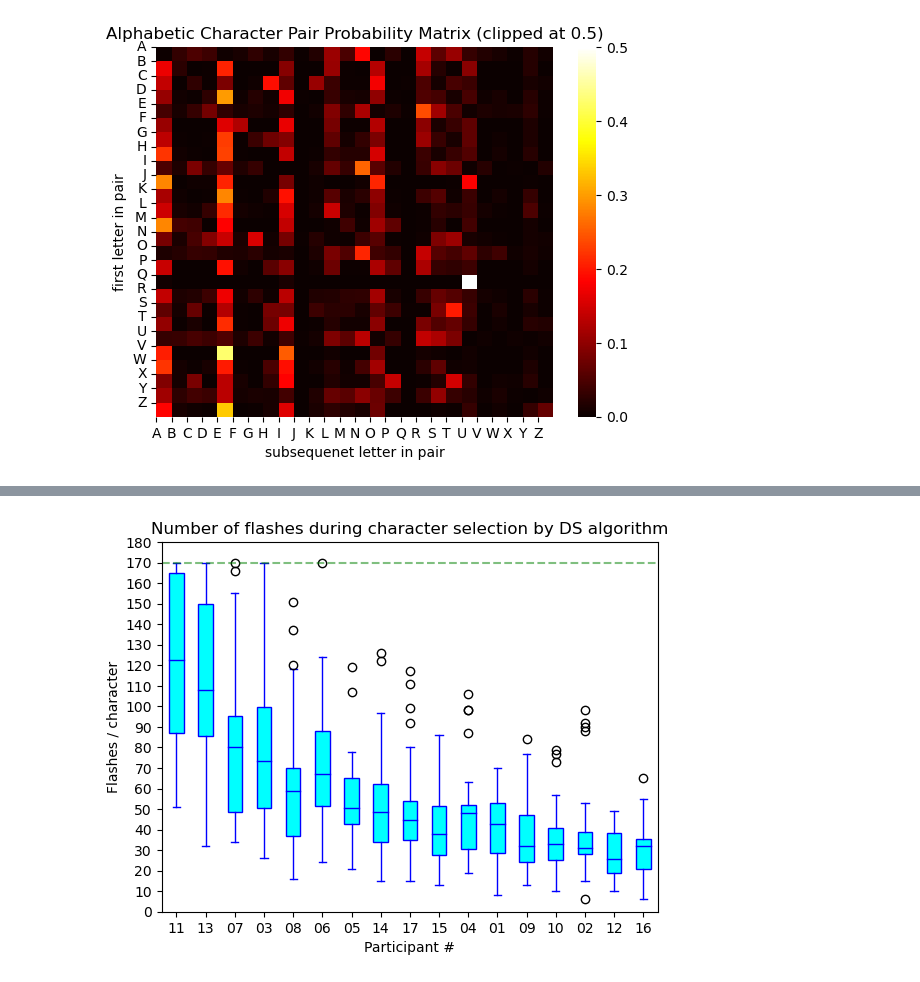
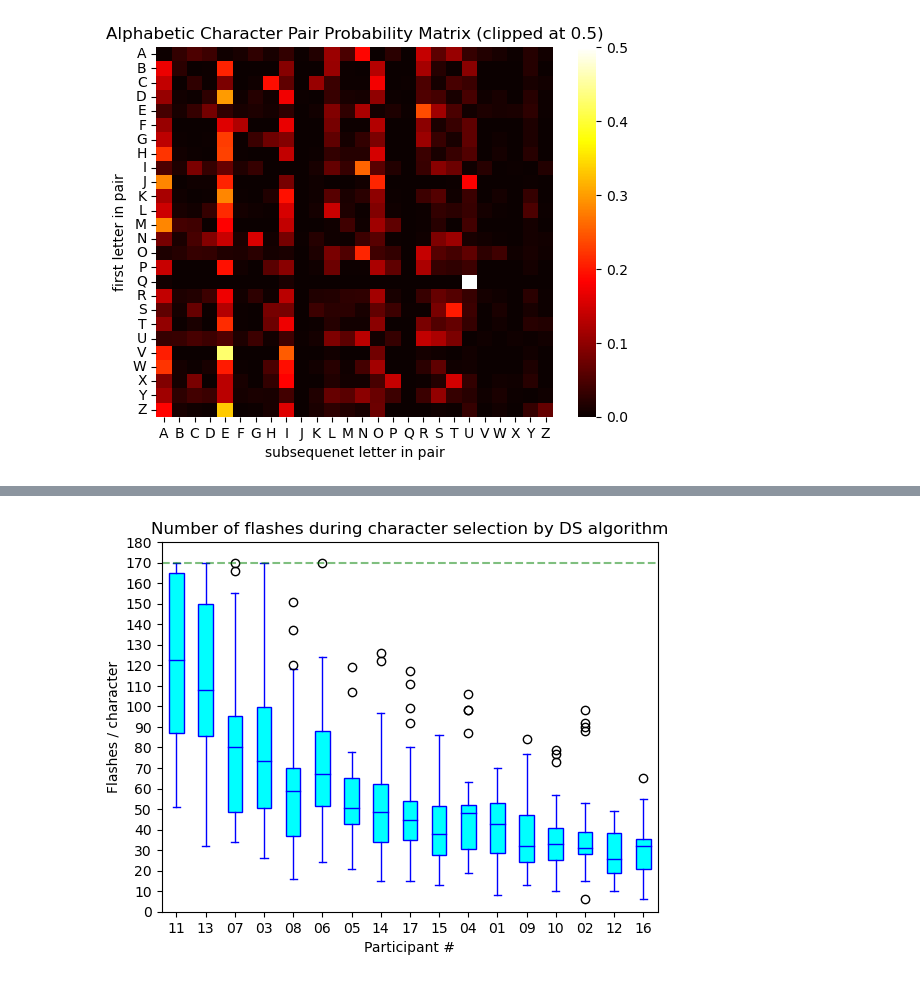
Before and after one commit to zs144/P300-BCI, a Jupyter notebook: Task6/task6.ipynb, the cells around one changed output, grey strips where cells are left out. Saved outputs shown, nothing was run; the diff lists cells and outputs as text; code cells hidden in the pictures.

```diff
--- a/Task6/task6.ipynb
+++ b/Task6/task6.ipynb
@@ -57,13 +55,13 @@ pair_prob = pair_freq / pair_freq.sum(axis=1)[:, None]
 # %%
 sns.heatmap(pair_prob, cmap='hot', vmin=0, vmax=0.5)
 plt.xlabel('subsequenet letter in pair')
-plt.xticks(ticks=list(range(len(alphabets))), labels=alphabets, rotation=0)
+plt.xticks(ticks=[0.5+i for i in range(len(alphabets))], labels=alphabets, rotation=0)
 plt.ylabel('first letter in pair')
-plt.yticks(ticks=list(range(len(alphabets))), labels=alphabets, rotation=0)
+plt.yticks(ticks=[0.5+i for i in range(len(alphabets))], labels=alphabets, rotation=0)
 plt.title('Alphabetic Character Pair Probability Matrix (clipped at 0.5)')
 plt.show()
 # %% [output]
-[figure, old version]
+[figure, new version]
 # %%
 BOARD = [["A",    "B",  "C",   "D",    "E",    "F",     "G",    "H"    ],
          ["I",    "J",  "K",   "L",    "M",    "N",     "O",    "P"    ],
```
Also changed, not shown: parts of 2 cells of this notebook, 1 other file.
